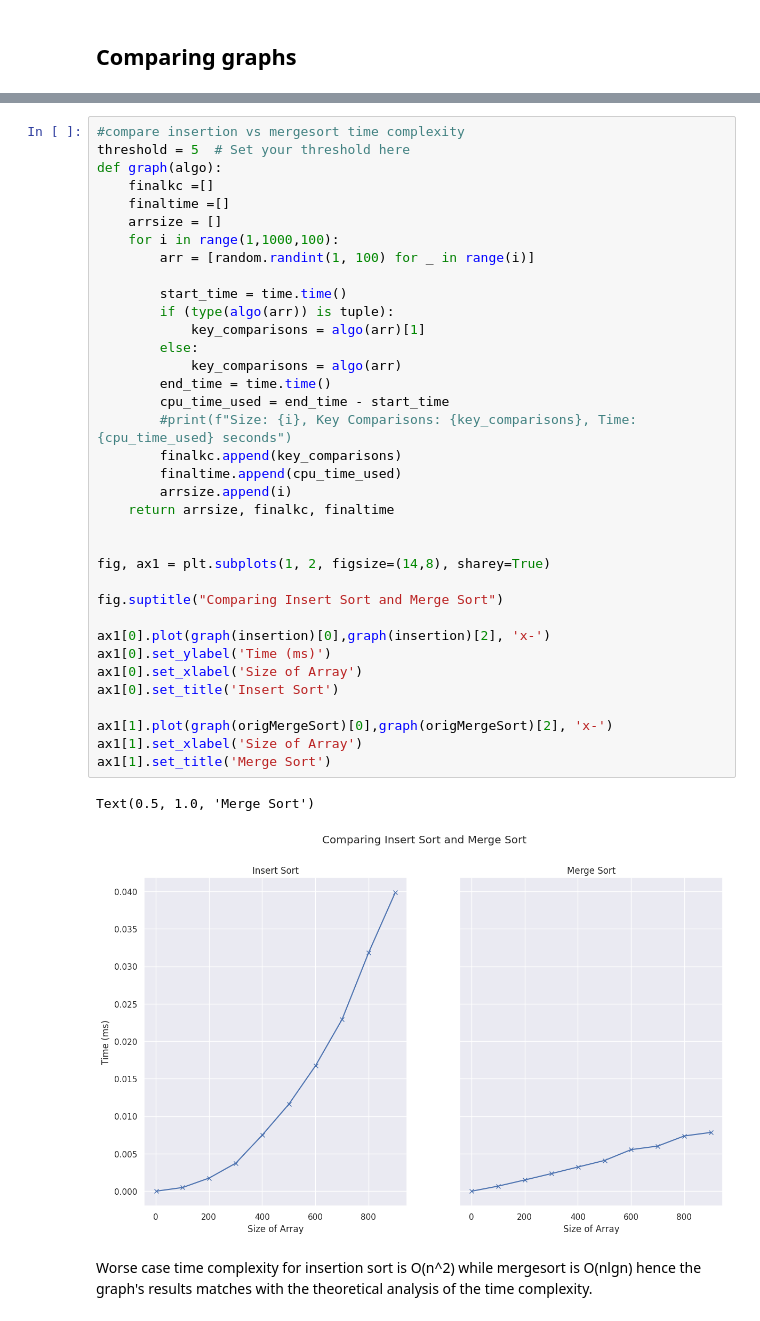
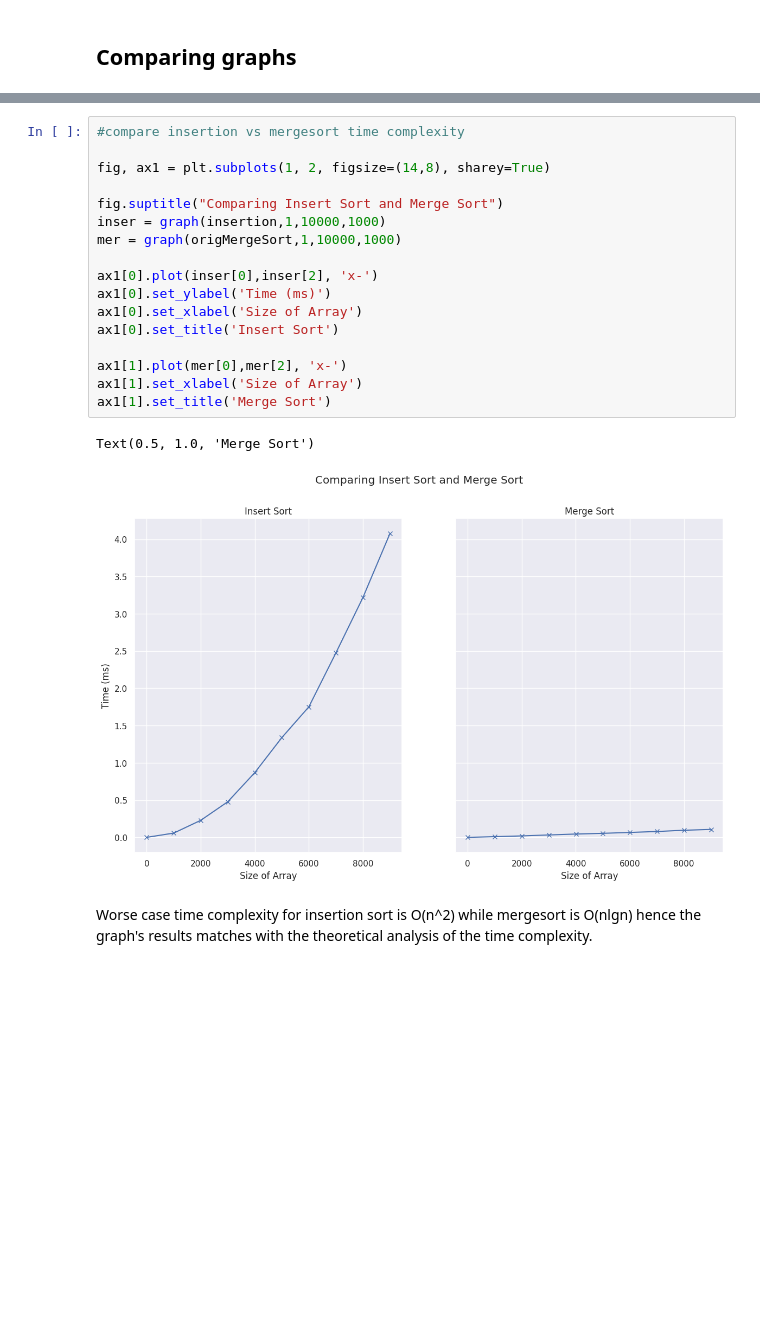
Before and after one commit to emily7lim/algo_Team3, a Jupyter notebook: Project1a.ipynb, the cells around one changed output, grey strips where cells are left out. Saved outputs shown, nothing was run; the diff lists cells and outputs as text; blank space fills up the shorter version.

```diff
--- a/Project1a.ipynb
+++ b/Project1a.ipynb
@@ -121,41 +162,22 @@ def origMergeSort(L):
 # %%
 #compare insertion vs mergesort time complexity
-threshold = 5  # Set your threshold here
-def graph(algo):
-    finalkc =[]
-    finaltime =[]
-    arrsize = []
-    for i in range(1,1000,100):
-        arr = [random.randint(1, 100) for _ in range(i)]
-
-        start_time = time.time()
-        if (type(algo(arr)) is tuple):
-            key_comparisons = algo(arr)[1]
-        else:
-            key_comparisons = algo(arr)
-        end_time = time.time()
-        cpu_time_used = end_time - start_time
-        #print(f"Size: {i}, Key Comparisons: {key_comparisons}, Time: {cpu_time_used} seconds")
-        finalkc.append(key_comparisons)
-        finaltime.append(cpu_time_used)
-        arrsize.append(i)
-    return arrsize, finalkc, finaltime
-
 
 fig, ax1 = plt.subplots(1, 2, figsize=(14,8), sharey=True)
 
 fig.suptitle("Comparing Insert Sort and Merge Sort")
+inser = graph(insertion,1,10000,1000)
+mer = graph(origMergeSort,1,10000,1000)
 
-ax1[0].plot(graph(insertion)[0],graph(insertion)[2], 'x-')
+ax1[0].plot(inser[0],inser[2], 'x-')
 ax1[0].set_ylabel('Time (ms)')
 ax1[0].set_xlabel('Size of Array')
 ax1[0].set_title('Insert Sort')
 
-ax1[1].plot(graph(origMergeSort)[0],graph(origMergeSort)[2], 'x-')
+ax1[1].plot(mer[0],mer[2], 'x-')
 ax1[1].set_xlabel('Size of Array')
 ax1[1].set_title('Merge Sort')
 # %% [output]
 Text(0.5, 1.0, 'Merge Sort')
-[figure, old version]
+[figure, new version]
 # %% [markdown]
 Worse case time complexity for insertion sort is O(n^2) while mergesort is O(nlgn) hence the graph's results matches with the theoretical analysis of the time complexity.
```
Also changed, not shown: parts of 3 cells of this notebook.
